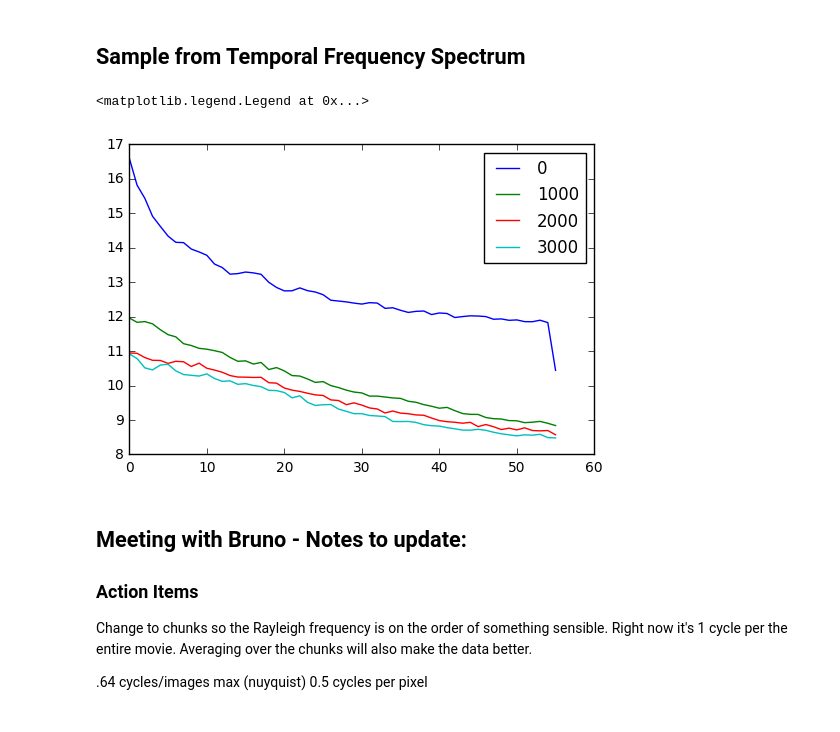
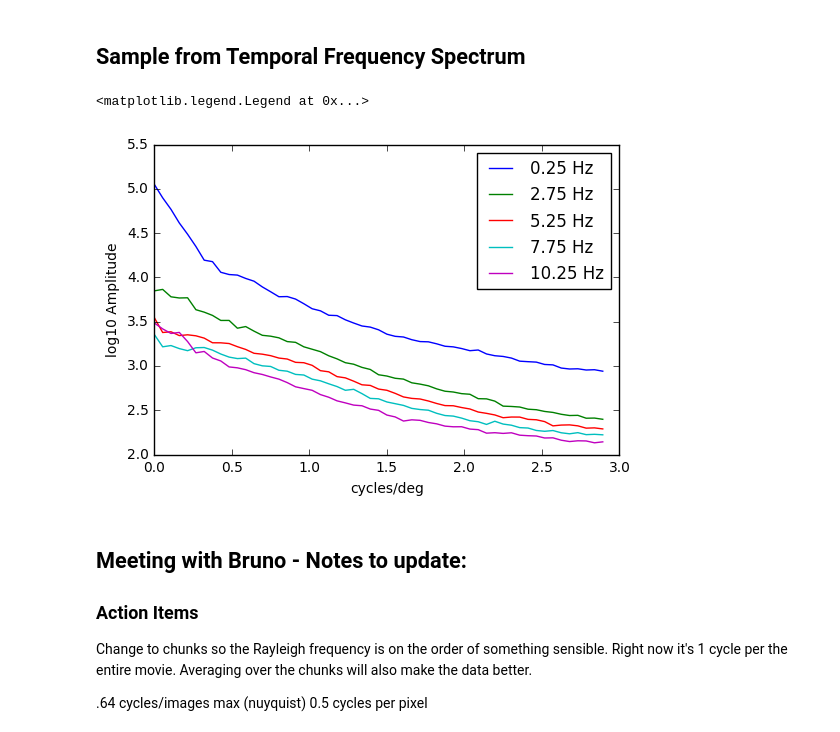
Before and after one commit to vdutell/naturalscenestatistics, a Jupyter notebook: naturalscenestats.ipynb, the cells around one changed output. Drawn from its saved outputs; the diff is of its cells as text; code cells hidden in the pictures.

```diff
--- a/naturalscenestats.ipynb
+++ b/naturalscenestats.ipynb
@@ -228,11 +228,11 @@ def azimuthalAverage(image, center=None):
     nr = rind[1:] - rind[:-1]        # number of radius bin
 
     # Cumulative sum to figure out sums for each radius bin
-    csim = np.cumsum(i_sorted, dtype=float)
+    csim = np.cumsum(i_sorted, dtype=complex)
     tbin = csim[rind[1:]] - csim[rind[:-1]]
 
     radial_prof = tbin / nr
-    radial_prof = radial_prof[:np.floor(framew/2)]
+    radial_prof = radial_prof[:int(np.floor(framew/2))-1]
 
     return radial_prof
 # %%
@@ -544,0 +483,3 @@ np.shape(azmeandft)
+# %%
+##call function to take mean FT in space.
+football, azmchunk, fqspace1d, fqspacefull, fqtime = make_tdft(m, 100)
@@ -566,7 +529,10 @@ plt.colorbar()
 samplefqs = np.arange(5,55,10)
 
 for sf in samplefqs:
-    plt.plot(mylppd[sf,:],label=sf)
+    plt.plot(fqtime, np.log10(np.abs(azmchunk.T))[sf,:],label='{0:0.2f} cpd'.format(fqspace1d[sf]))
+plt.xlabel('Hz')
+plt.ylabel('log10 Amplitude')
+
 plt.legend()
 # %% [output]
 <matplotlib.legend.Legend at 0x...>
@@ -574,15 +540,17 @@ plt.legend()
 # %% [markdown]
 ## Sample from Temporal Frequency Spectrum
 # %%
-samplefqs = np.arange(0,4000,1000)
+samplefqs = np.arange(1,50,10)
 
 for sf in samplefqs:
-    plt.plot(mylppd[:,sf],label=sf)
-
+    plt.plot(fqspace1d, np.log10(np.abs(azmchunk.T))[:,sf],
+             label='{0:0.2f} Hz'.format(fqtime[sf]))
+plt.xlabel('cycles/deg')
+plt.ylabel('log10 Amplitude')
 plt.legend()
 # %% [output]
 <matplotlib.legend.Legend at 0x...>
-[figure, old version]
+[figure, new version]
 # %% [markdown]
 ## Meeting with Bruno - Notes to update:
 
```
Also changed, not shown: parts of 30 cells of this notebook.
